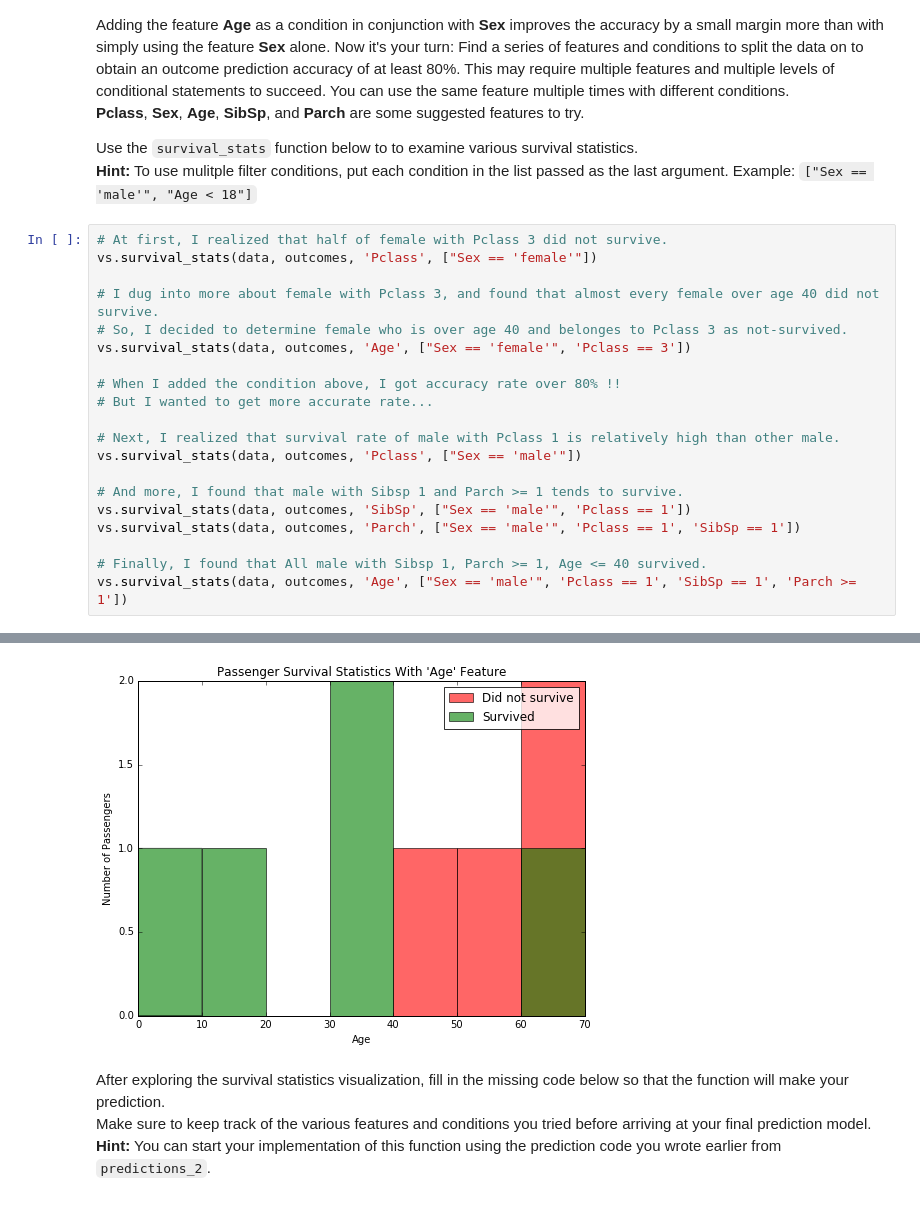
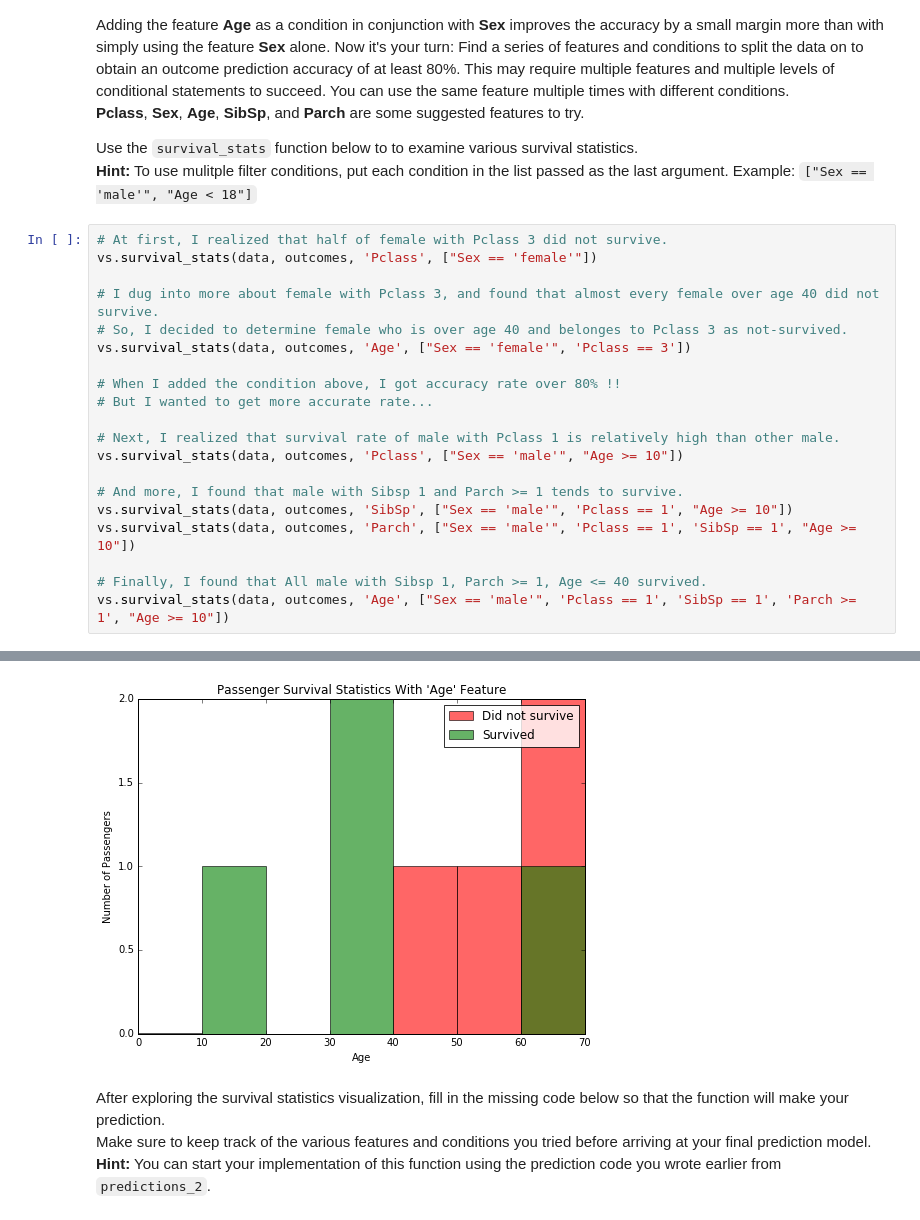
Before and after one commit to kakakazuma/machine-learning, a Jupyter notebook: projects/titanic_survival_exploration/titanic_survival_exploration.ipynb, the cells around one changed output, grey strips where cells are left out. Drawn from its saved outputs; the diff is of its cells as text.

```diff
--- a/projects/titanic_survival_exploration/titanic_survival_exploration.ipynb
+++ b/projects/titanic_survival_exploration/titanic_survival_exploration.ipynb
@@ -225,14 +225,14 @@ vs.survival_stats(data, outcomes, 'Age', ["Sex == 'female'", 'Pclass == 3'])
 # But I wanted to get more accurate rate...
 
 # Next, I realized that survival rate of male with Pclass 1 is relatively high than other male.
-vs.survival_stats(data, outcomes, 'Pclass', ["Sex == 'male'"])
+vs.survival_stats(data, outcomes, 'Pclass', ["Sex == 'male'", "Age >= 10"])
 
 # And more, I found that male with Sibsp 1 and Parch >= 1 tends to survive.
-vs.survival_stats(data, outcomes, 'SibSp', ["Sex == 'male'", 'Pclass == 1'])
-vs.survival_stats(data, outcomes, 'Parch', ["Sex == 'male'", 'Pclass == 1', 'SibSp == 1'])
+vs.survival_stats(data, outcomes, 'SibSp', ["Sex == 'male'", 'Pclass == 1', "Age >= 10"])
+vs.survival_stats(data, outcomes, 'Parch', ["Sex == 'male'", 'Pclass == 1', 'SibSp == 1', "Age >= 10"])
 
 # Finally, I found that All male with Sibsp 1, Parch >= 1, Age <= 40 survived.
-vs.survival_stats(data, outcomes, 'Age', ["Sex == 'male'", 'Pclass == 1', 'SibSp == 1', 'Parch >= 1'])
+vs.survival_stats(data, outcomes, 'Age', ["Sex == 'male'", 'Pclass == 1', 'SibSp == 1', 'Parch >= 1', "Age >= 10"])
 # %% [output]
 [figure]
 [figure]
@@ -242,4 +242,4 @@ vs.survival_stats(data, outcomes, 'Age', ["Sex == 'male'", 'Pclass == 1', 'SibSp
-[figure, old version]
+[figure, new version]
 # %% [markdown]
 After exploring the survival statistics visualization, fill in the missing code below so that the function will make your prediction.
 Make sure to keep track of the various features and conditions you tried before arriving at your final prediction model.
```
Also changed, not shown: parts of 4 cells of this notebook, 1 other file.
